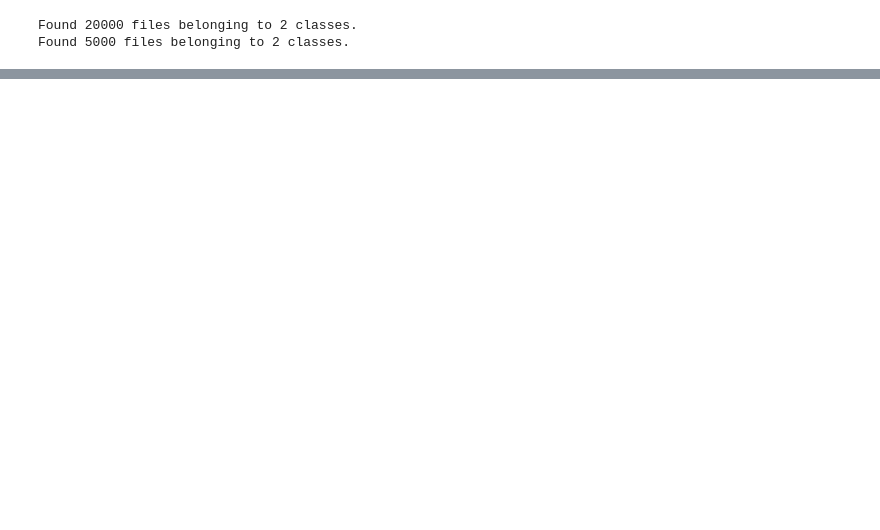
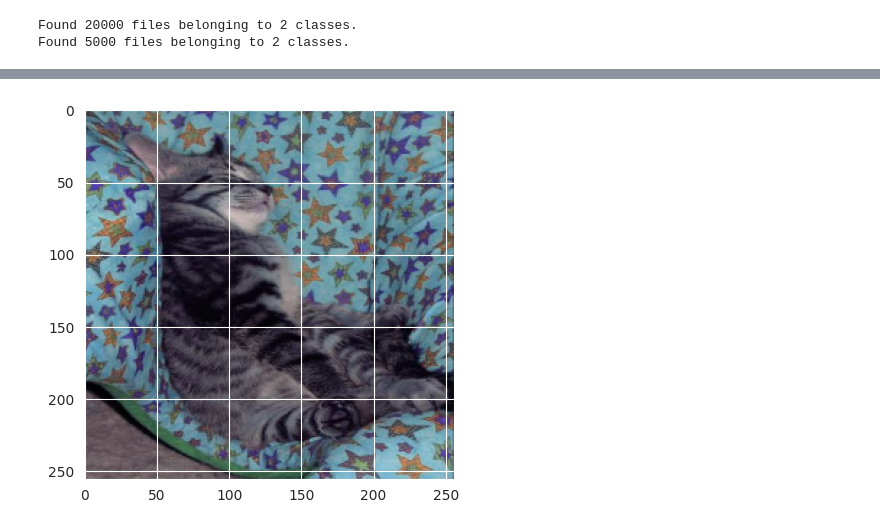
Before and after one commit to pxxthik/Cat-vs-Dog-image-classification, a Jupyter notebook: Cat_vs_Dog_Image_Classification.ipynb, the cells around one changed output, grey strips where cells are left out. Drawn from its saved outputs; the diff is of its cells as text; code cells hidden in the pictures; blank space fills up the shorter version.

```diff
--- a/Cat_vs_Dog_Image_Classification.ipynb
+++ b/Cat_vs_Dog_Image_Classification.ipynb
@@ -46,0 +79,30 @@ validation_ds = validation_ds.map(process)
+# %%
+def predict_cnn(test_img):
+    test_img = cv2.resize(test_img,(256,256))
+    test_input = test_img.reshape((1,256,256,3))
+    predictions_cnn = model.predict(test_input)
+
+    if predictions_cnn[0][0] > 0.5:
+        print("Prediction: Dog")
+    else:
+        print("Prediction: Cat")
+
+    plt.imshow(test_img)
+    plt.show()
+
+
+
+def predict_vgg(test_img):
+
+    test_img = cv2.resize(test_img,(150,150))
+    test_input = test_img.reshape((1,150,150,3))
+
+    predictions_vgg = vgg.predict(test_input)
+
+    if predictions_vgg[0][0] > 0.5:
+        print("Prediction: Dog")
+    else:
+        print("Prediction: Cat")
+
+    plt.imshow(test_img)
+    plt.show()
@@ -89,0 +215,4 @@ _________________________________________________________________
+# %%
+test_img = cv2.imread("/content/test/cats/cat.10026.jpg")
+predict_cnn(test_img)
+# %% [output]
@@ -89,0 +221 @@ _________________________________________________________________
+[figure, added]
```
Also changed, not shown: parts of 42 cells of this notebook, 5 other files.
